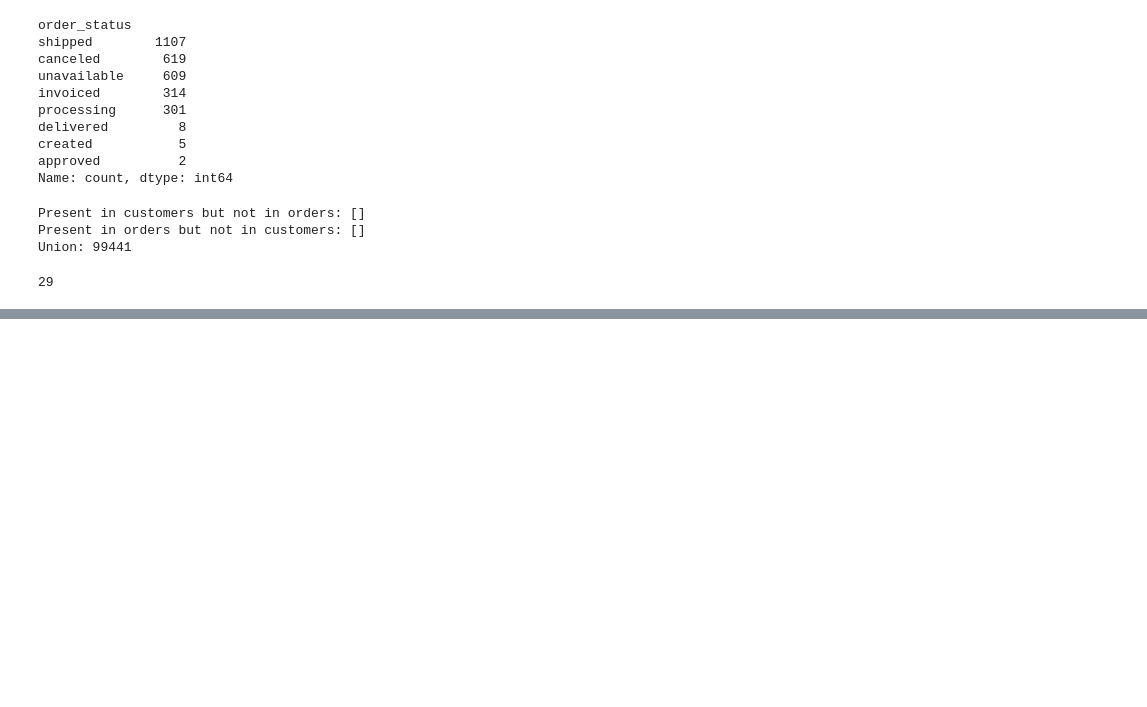
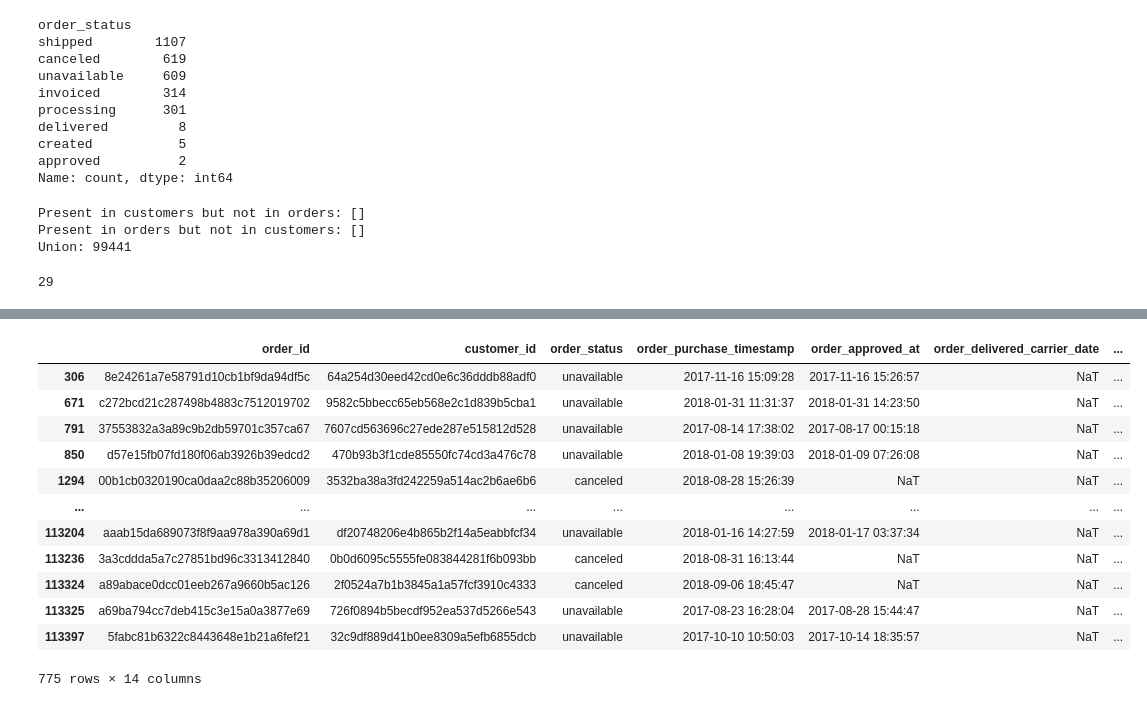
Before and after one commit to abhishek-070911/olist-data-platform, a Jupyter notebook: notebooks/01_profiling.ipynb, the cells around one changed output, grey strips where cells are left out. Saved outputs shown, nothing was run; the diff lists cells and outputs as text; code cells hidden in the pictures; blank space fills up the shorter version.

```diff
--- a/notebooks/01_profiling.ipynb
+++ b/notebooks/01_profiling.ipynb
@@ -213,7 +213,7 @@ Union: 27
 ### Profiling orders dataset
 # %%
 # Reading the data — parse dates for the order purchase, approval, delivery, and estimated delivery dates
-olist_orders_df = pd.read_csv('../data/raw/olist_orders_dataset.csv',parse_dates=[3,4,5,6,7])
+olist_orders_df = pd.read_csv('../data/raw/olist_orders_dataset.csv',parse_dates=['order_purchase_timestamp','order_approved_at','order_delivered_carrier_date','order_delivered_customer_date','order_estimated_delivery_date'])
 olist_orders_df.head()
 # %% [output]
 |  | order_id | customer_id | order_status | order_purchase_timestamp | order_approved_at | order_delivered_carrier_date | ... |
@@ -448,0 +542,21 @@ olist_orders_df[d]['order_id'].nunique()
+# %%
+# Merging the olist_orders_df and olist_items_df dataframes on 'order_id' using a left join to get all
+# orders and their corresponding items, if any. This will help identify orders that do not have associated items in
+# the olist_items_df.
+merge_orders_items = pd.merge(olist_orders_df,olist_items_df,on = 'order_id',how = 'left')
+merge_orders_items_nulls = merge_orders_items[merge_orders_items['order_item_id'].isnull()]
+merge_orders_items_nulls
+# %% [output]
+|  | order_id | customer_id | order_status | order_purchase_timestamp | order_approved_at | order_delivered_carrier_date | ... |
+| 306 | 8e24261a7e58791d10cb1bf9da94df5c | 64a254d30eed42cd0e6c36dddb88adf0 | unavailable | 2017-11-16 15:09:28 | 2017-11-16 15:26:57 | NaT | ... |
+| 671 | c272bcd21c287498b4883c7512019702 | 9582c5bbecc65eb568e2c1d839b5cba1 | unavailable | 2018-01-31 11:31:37 | 2018-01-31 14:23:50 | NaT | ... |
+| 791 | 37553832a3a89c9b2db59701c357ca67 | 7607cd563696c27ede287e515812d528 | unavailable | 2017-08-14 17:38:02 | 2017-08-17 00:15:18 | NaT | ... |
+| 850 | d57e15fb07fd180f06ab3926b39edcd2 | 470b93b3f1cde85550fc74cd3a476c78 | unavailable | 2018-01-08 19:39:03 | 2018-01-09 07:26:08 | NaT | ... |
+| 1294 | 00b1cb0320190ca0daa2c88b35206009 | 3532ba38a3fd242259a514ac2b6ae6b6 | canceled | 2018-08-28 15:26:39 | NaT | NaT | ... |
+| ... | ... | ... | ... | ... | ... | ... | ... |
+| 113204 | aaab15da689073f8f9aa978a390a69d1 | df20748206e4b865b2f14a5eabbfcf34 | unavailable | 2018-01-16 14:27:59 | 2018-01-17 03:37:34 | NaT | ... |
+| 113236 | 3a3cddda5a7c27851bd96c3313412840 | 0b0d6095c5555fe083844281f6b093bb | canceled | 2018-08-31 16:13:44 | NaT | NaT | ... |
+| 113324 | a89abace0dcc01eeb267a9660b5ac126 | 2f0524a7b1b3845a1a57fcf3910c4333 | canceled | 2018-09-06 18:45:47 | NaT | NaT | ... |
+| 113325 | a69ba794cc7deb415c3e15a0a3877e69 | 726f0894b5becdf952ea537d5266e543 | unavailable | 2017-08-23 16:28:04 | 2017-08-28 15:44:47 | NaT | ... |
+| 113397 | 5fabc81b6322c8443648e1b21a6fef21 | 32c9df889d41b0ee8309a5efb6855dcb | unavailable | 2017-10-10 10:50:03 | 2017-10-14 18:35:57 | NaT | ... |
+775 rows × 14 columns
```
Also changed, not shown: parts of 15 cells of this notebook, 1 other file.
